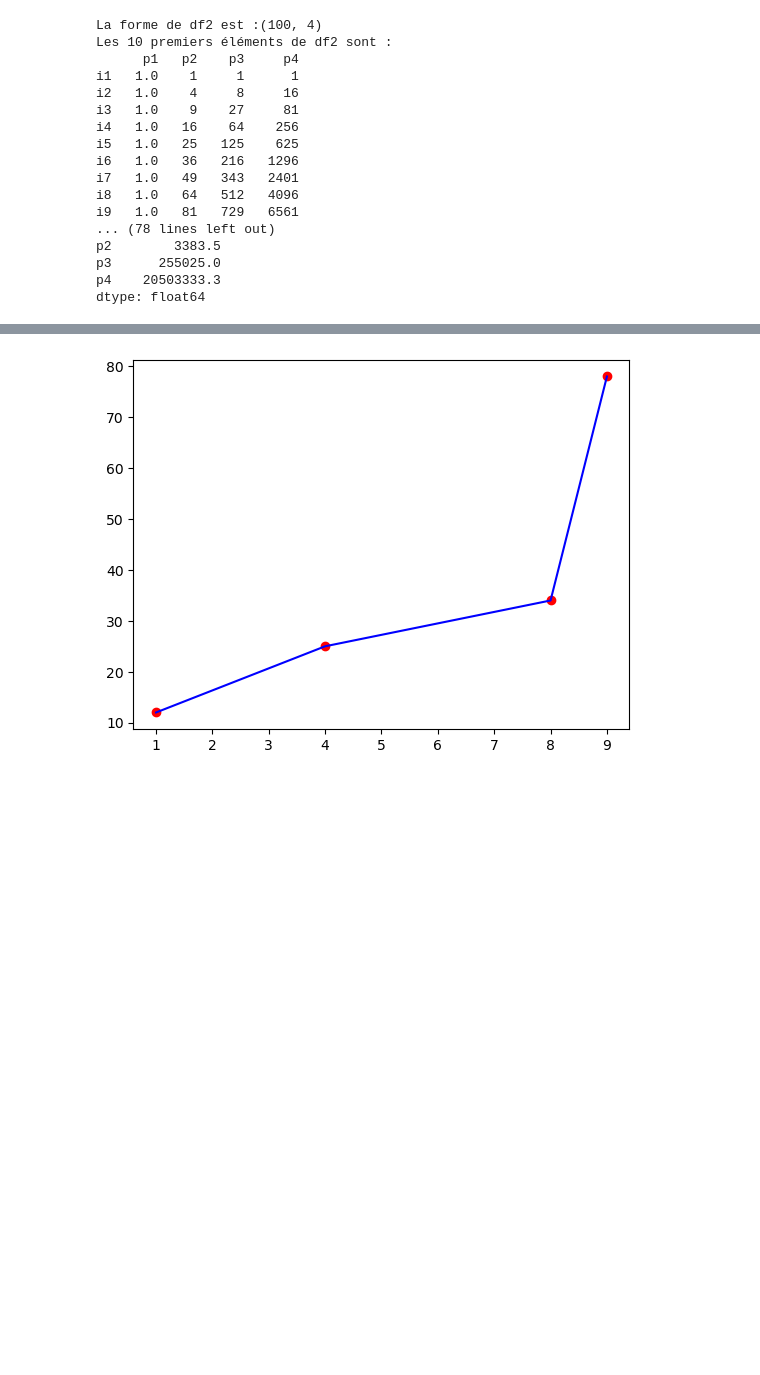
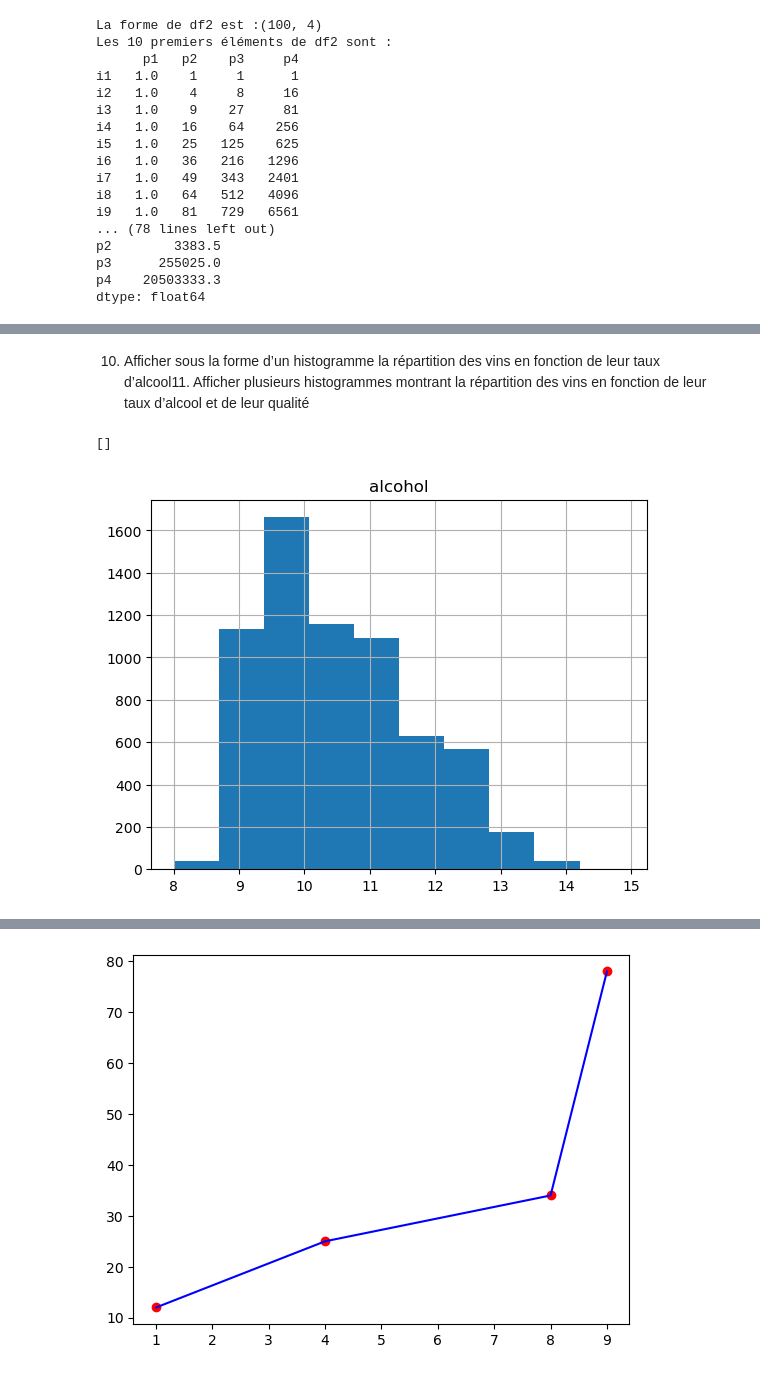
Before and after one commit to Samuelhcq/MachineLearning, a Jupyter notebook: TP2/TP2.ipynb, the cells around one changed output, grey strips where cells are left out. Saved outputs shown, nothing was run; the diff lists cells and outputs as text; code cells hidden in the pictures; blank space fills up the shorter version.

```diff
--- a/TP2/TP2.ipynb
+++ b/TP2/TP2.ipynb
@@ -184,0 +282,8 @@ dtype: float64
+# %% [markdown]
+10. Afficher sous la forme d’un histogramme la répartition des vins en fonction de leur taux d’alcool11. Afficher plusieurs histogrammes montrant la répartition des vins en fonction de leur taux d’alcool et de leur qualité
+# %%
+wines.hist("alcohol")
+plt.plot()
+# %% [output]
+[]
+[figure, added]
```
Also changed, not shown: parts of 17 cells of this notebook, 5 other files.
